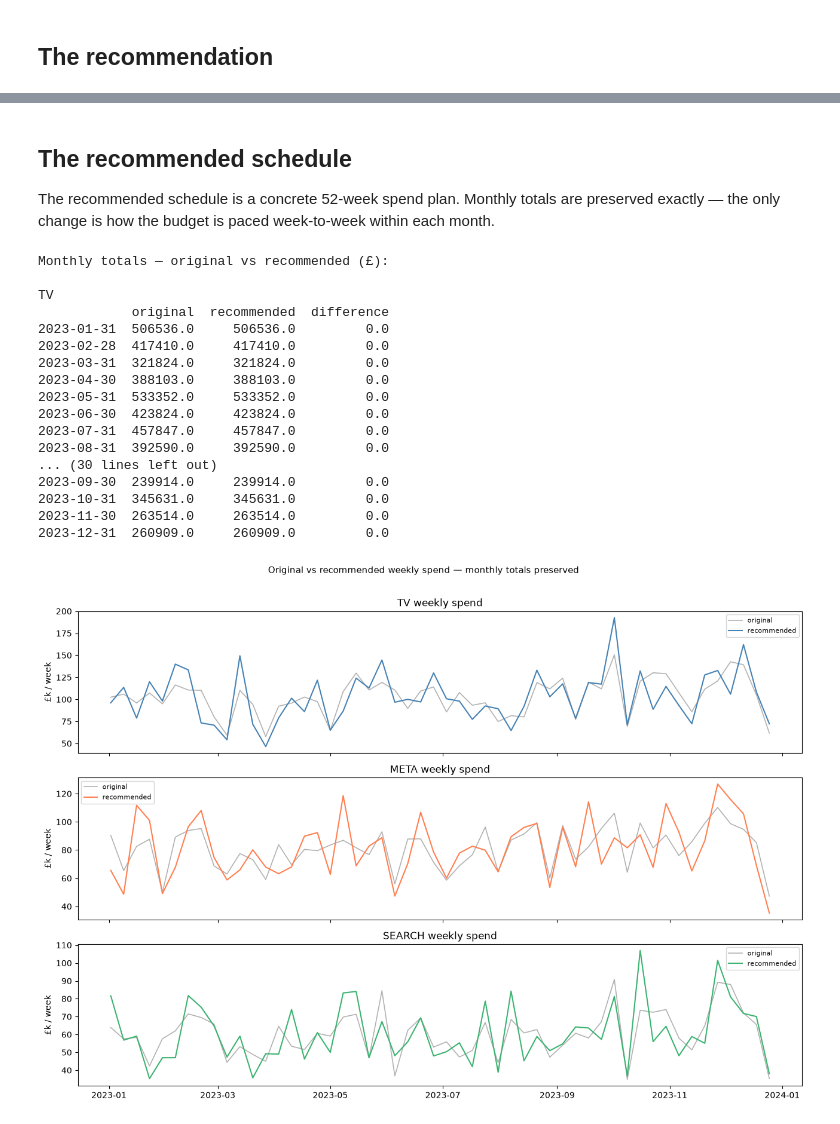
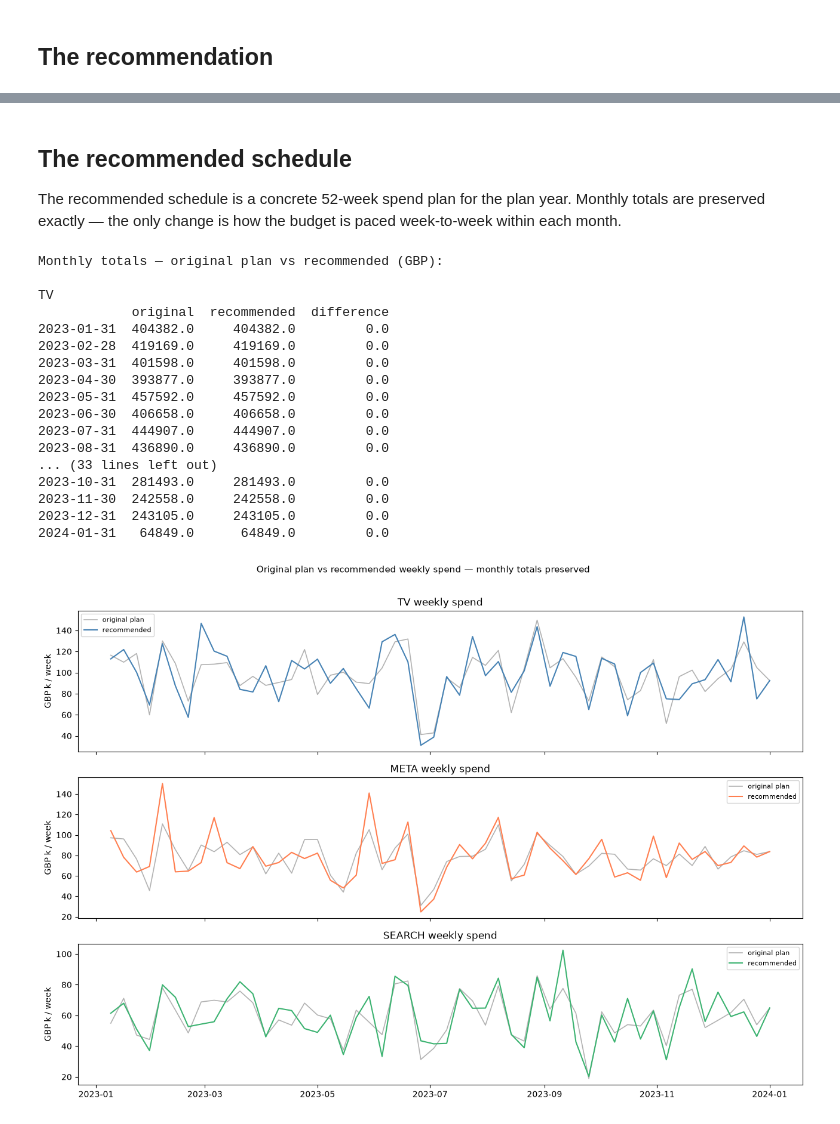
Before and after one commit to raz1470/how_wrong_is_your_mmm, a Jupyter notebook: notebooks/02_phaser_walkthrough.ipynb, the cells around one changed output, grey strips where cells are left out. Saved outputs shown, nothing was run; the diff lists cells and outputs as text; code cells hidden in the pictures.

```diff
--- a/notebooks/02_phaser_walkthrough.ipynb
+++ b/notebooks/02_phaser_walkthrough.ipynb
@@ -72,8 +96,11 @@ For each α it generates a phased schedule — redistributing each channel's wee
 grid_steps = 10 if FAST_MODE else 20
 
 phaser = BudgetPhaser(
-    spend_df=spend,
+    history_df=history,
+    plan_df=plan,
     true_elasticities={'tv': 0.3, 'meta': 0.5, 'search': 0.4},
+    weighting='binary',
+    plan_weight=5.0,
     max_weekly_deviation_pct=40.0,
 )
 phaser.fit(n_sims=n_sims, grid_steps=grid_steps, fast_mode=FAST_MODE)
@@ -113,8 +140,8 @@ ax.plot(results['alpha'], results['cv_search'], color='mediumseagreen', label='S
 ax.plot(results['alpha'], results['max_cv'], color='black', linewidth=2,
         linestyle='--', label='max CV')
 ax.axvline(rec['alpha'], color='green', linestyle=':', linewidth=1.5,
-           label=f"recommended (α={rec['alpha']:.2f})")
-ax.set_xlabel('Phasing amplitude (α)')
+           label=f"recommended (alpha={rec['alpha']:.2f})")
+ax.set_xlabel('Phasing amplitude (alpha)')
 ax.set_ylabel('Coefficient of variation')
 ax.set_title('Elasticity reliability vs phasing')
 ax.legend(fontsize=8)
@@ -122,8 +149,8 @@ ax.legend(fontsize=8)
 ax = axes[1]
 ax.plot(results['alpha'], results['actual_correlation'], color='purple', linewidth=2)
 ax.axvline(rec['alpha'], color='green', linestyle=':', linewidth=1.5,
-           label=f"recommended (α={rec['alpha']:.2f})")
-ax.set_xlabel('Phasing amplitude (α)')
+           label=f"recommended (alpha={rec['alpha']:.2f})")
+ax.set_xlabel('Phasing amplitude (alpha)')
 ax.set_ylabel('Mean pairwise correlation')
 ax.set_title('Inter-channel correlation vs phasing')
 ax.legend(fontsize=8)
@@ -230,62 +264,58 @@ CV reduction:               51%
 # %% [markdown]
 ## The recommended schedule
 
-The recommended schedule is a concrete 52-week spend plan. Monthly totals are preserved exactly — the only change is how the budget is paced week-to-week within each month.
+The recommended schedule is a concrete 52-week spend plan for the plan year. Monthly totals are preserved exactly — the only change is how the budget is paced week-to-week within each month.
 # %%
 sched = phaser.recommended_schedule_
 
-# compare monthly totals — should be identical
-orig_monthly = spend.resample('ME').sum().round(0)
-new_monthly = sched.resample('ME').sum().round(0)
+orig_monthly = plan.resample('ME').sum().round(0)
+new_monthly  = sched.resample('ME').sum().round(0)
 
-print('Monthly totals — original vs recommended (£):')
+print('Monthly totals — original plan vs recommended (GBP):')
 print()
-for ch in spend.columns:
+for ch in plan.columns:
     print(f'{ch.upper()}')
     comparison = pd.DataFrame({'original': orig_monthly[ch], 'recommended': new_monthly[ch]})
     comparison['difference'] = comparison['recommended'] - comparison['original']
     print(comparison.to_string())
     print()
 # %% [output]
-Monthly totals — original vs recommended (£):
+Monthly totals — original plan vs recommended (GBP):
 
 TV
             original  recommended  difference
-2023-01-31  506536.0     506536.0         0.0
-2023-02-28  417410.0     417410.0         0.0
-2023-03-31  321824.0     321824.0         0.0
-2023-04-30  388103.0     388103.0         0.0
-2023-05-31  533352.0     533352.0         0.0
-2023-06-30  423824.0     423824.0         0.0
-2023-07-31  457847.0     457847.0         0.0
-2023-08-31  392590.0     392590.0         0.0
-... (30 lines left out)
-2023-09-30  239914.0     239914.0         0.0
-2023-10-31  345631.0     345631.0         0.0
-2023-11-30  263514.0     263514.0         0.0
-2023-12-31  260909.0     260909.0         0.0
+2023-01-31  404382.0     404382.0         0.0
+2023-02-28  419169.0     419169.0         0.0
+2023-03-31  401598.0     401598.0         0.0
+2023-04-30  393877.0     393877.0         0.0
+2023-05-31  457592.0     457592.0         0.0
+2023-06-30  406658.0     406658.0         0.0
+2023-07-31  444907.0     444907.0         0.0
+2023-08-31  436890.0     436890.0         0.0
+... (33 lines left out)
+2023-10-31  281493.0     281493.0         0.0
+2023-11-30  242558.0     242558.0         0.0
+2023-12-31  243105.0     243105.0         0.0
+2024-01-31   64849.0      64849.0         0.0
 # %%
-# plot weekly spend — original vs recommended for each channel
 channels_cfg = [
     ('tv',     'steelblue'),
     ('meta',   'coral'),
     ('search', 'mediumseagreen'),
 ]
 
 fig, axes = plt.subplots(3, 1, figsize=(13, 9), sharex=True)
 
 for ax, (ch, color) in zip(axes, channels_cfg):
-    ax.plot(spend.index, spend[ch] / 1000, color='grey', alpha=0.6,
-            linewidth=1.2, label='original')
-    ax.plot(sched.index, sched[ch] / 1000, color=color, linewidth=1.5,
-            label='recommended')
-    ax.set_ylabel('£k / week')
+    ax.plot(plan.index,  plan[ch]  / 1000, color='grey',  alpha=0.6, linewidth=1.2, label='original plan')
+    ax.plot(sched.index, sched[ch] / 1000, color=color, linewidth=1.5, label='recommended')
+    ax.set_ylabel('GBP k / week')
     ax.set_title(f'{ch.upper()} weekly spend')
     ax.legend(fontsize=8)
 
-plt.suptitle('Original vs recommended weekly spend — monthly totals preserved',
+plt.suptitle('Original plan vs recommended weekly spend — monthly totals preserved',
              fontsize=11, y=1.01)
 plt.tight_layout()
 plt.show()
 # %% [output]
-[figure, old version]
+[figure, new version]
```
Also changed, not shown: parts of 15 cells of this notebook, 10 other files.
